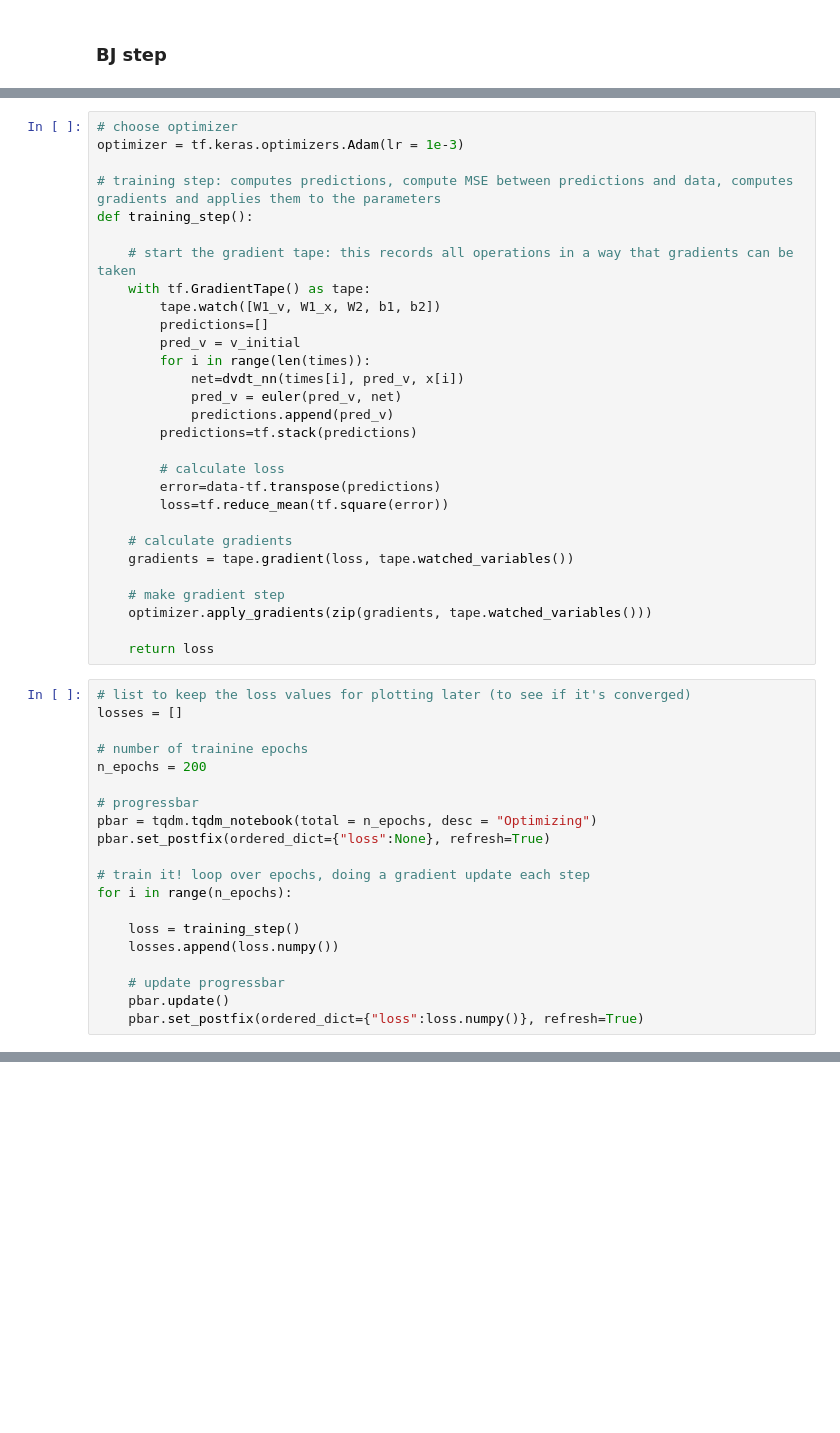
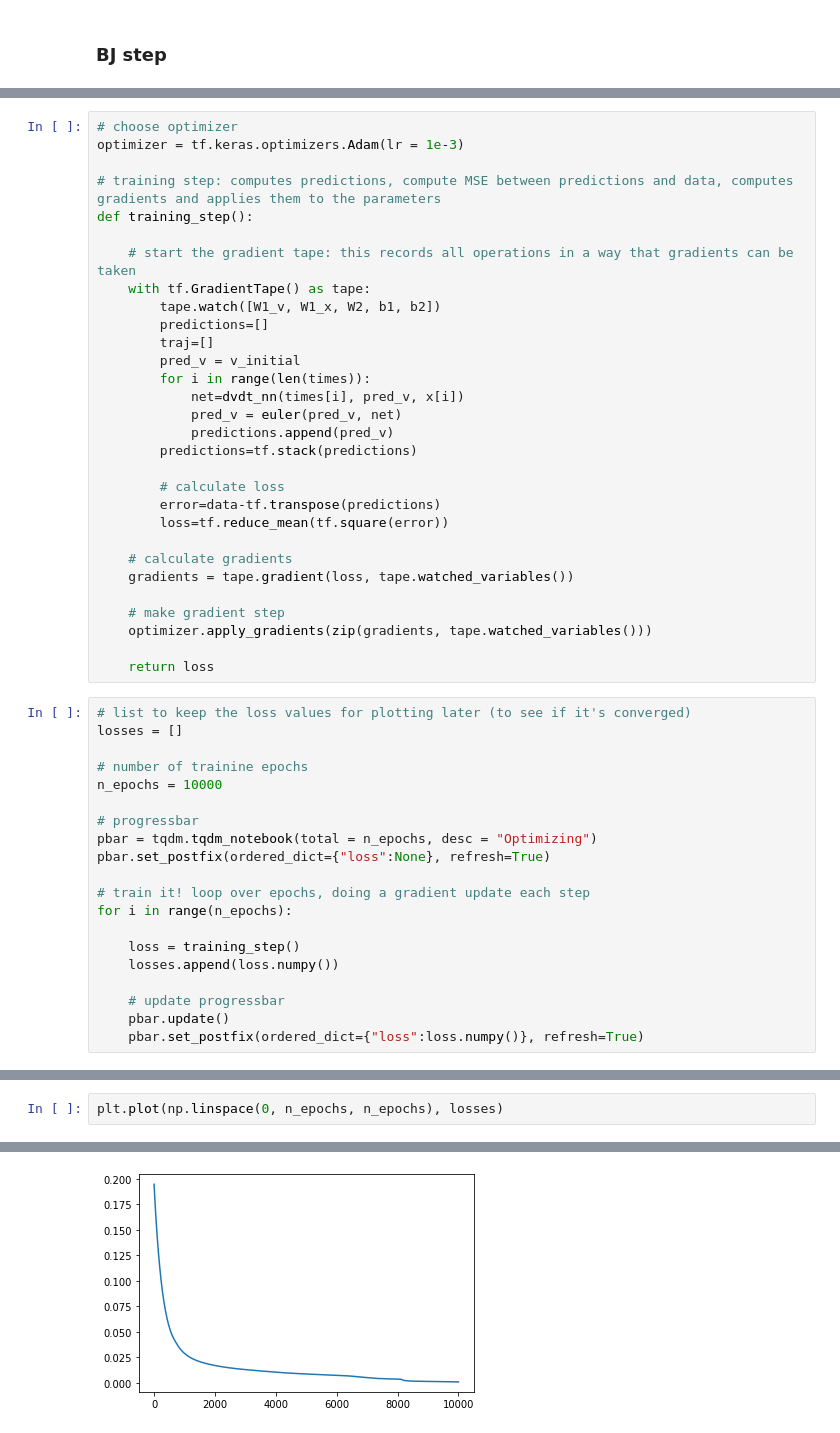
Before and after one commit to ncbf/ode, a Jupyter notebook: BG_Chen.ipynb, the cells around one changed output, grey strips where cells are left out. Saved outputs shown, nothing was run; the diff lists cells and outputs as text; blank space fills up the shorter version.

```diff
--- a/BG_Chen.ipynb
+++ b/BG_Chen.ipynb
@@ -143,6 +159,7 @@ def training_step():
     with tf.GradientTape() as tape:
         tape.watch([W1_v, W1_x, W2, b1, b2])
         predictions=[]
+        traj=[]
         pred_v = v_initial
         for i in range(len(times)):
             net=dvdt_nn(times[i], pred_v, x[i])
@@ -166,7 +183,7 @@ def training_step():
 losses = []
 
 # number of trainine epochs
-n_epochs = 200
+n_epochs = 10000
 
 # progressbar
 pbar = tqdm.tqdm_notebook(total = n_epochs, desc = "Optimizing")
@@ -210,0 +243,3 @@ NameError: name 'predictions' is not defined
+# %%
+plt.plot(np.linspace(0, n_epochs, n_epochs), losses)
+# %% [output]
@@ -210,0 +247 @@ NameError: name 'predictions' is not defined
+[figure, added]
```
Also changed, not shown: parts of 10 cells of this notebook.
